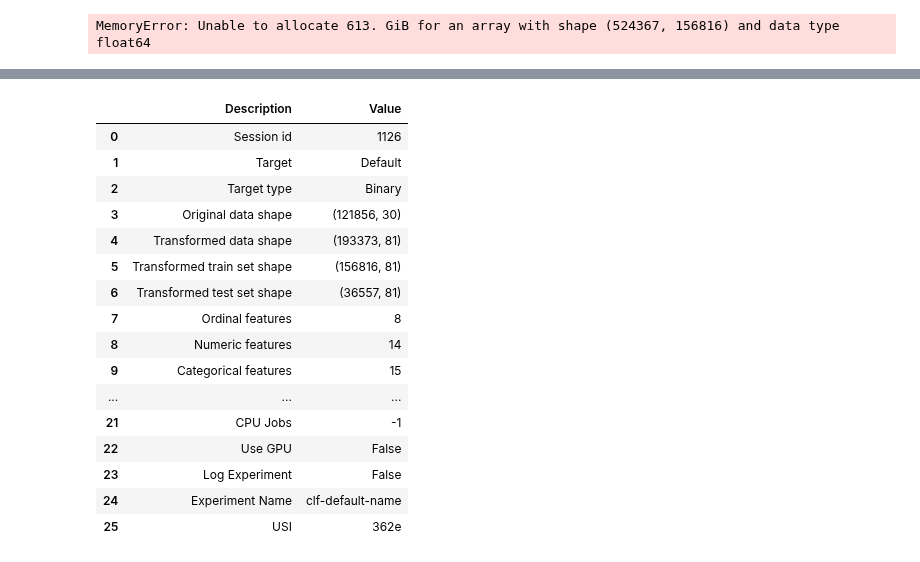
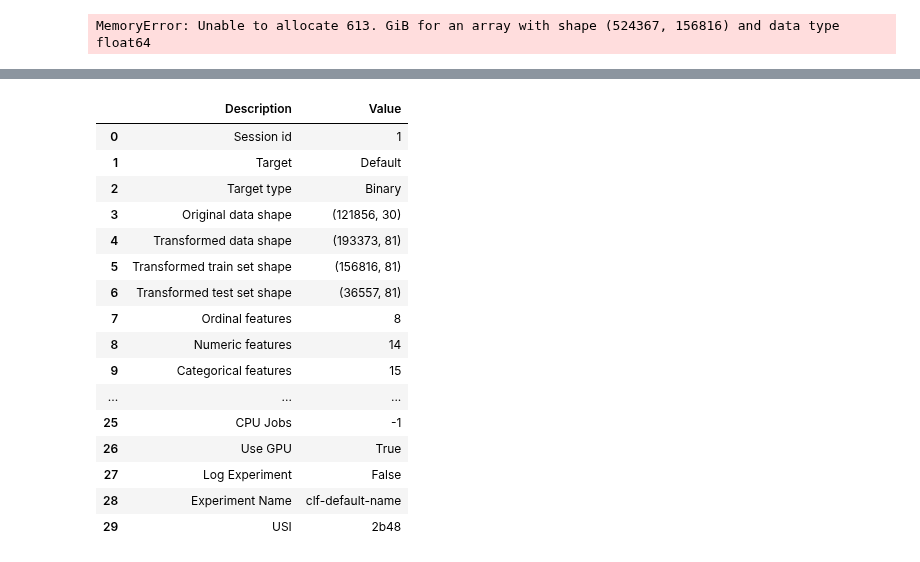
Before and after one commit to kimhyunso/semi_project, a Jupyter notebook: Pycaret.ipynb, the cells around one changed output, grey strips where cells are left out. Cells and saved outputs as stored; diff of their text form; code cells hidden in the pictures.

```diff
--- a/Pycaret.ipynb
+++ b/Pycaret.ipynb
@@ -243,17 +306,24 @@ setup_clf = setup(data=pay_df,
 # %%
-setup_clf = setup(data=pay_df,
-                  target='Default',
+# 시도3
+setup_clf = setup(session_id = 1,
+                  data = pay_df,
+                  target = 'Default',
+                  train_size = 0.7,
+
+                  # 정규화
+                  normalize = True,
+                  normalize_method = 'zscore',
+                  transformation = True,
 
                   numeric_features = numerical_colunms ,
-                  # 지정 시 onehot eocoding 해줌
-                  categorical_features = total_category_columns,
+                  categorical_features = total_category_columns, # 지정 시 onehot eocoding 해줌
 
-                  fix_imbalance = True
-
+                  fix_imbalance = True,  # data imbalance 를 sampling method로 보정 (기본은 smote)
+                  use_gpu = True
                  )
 # %% [output]
 |  | Description | Value |
-| 0 | Session id | 1126 |
+| 0 | Session id | 1 |
 | 1 | Target | Default |
 | 2 | Target type | Binary |
 | 3 | Original data shape | (121856, 30) |
@@ -264,8 +334,8 @@ setup_clf = setup(data=pay_df,
 | 8 | Numeric features | 14 |
 | 9 | Categorical features | 15 |
 | ... | ... | ... |
-| 21 | CPU Jobs | -1 |
-| 22 | Use GPU | False |
-| 23 | Log Experiment | False |
-| 24 | Experiment Name | clf-default-name |
-| 25 | USI | 362e |
+| 25 | CPU Jobs | -1 |
+| 26 | Use GPU | True |
+| 27 | Log Experiment | False |
+| 28 | Experiment Name | clf-default-name |
+| 29 | USI | 2b48 |
```
Also changed, not shown: parts of 9 cells of this notebook, 3 other files.
